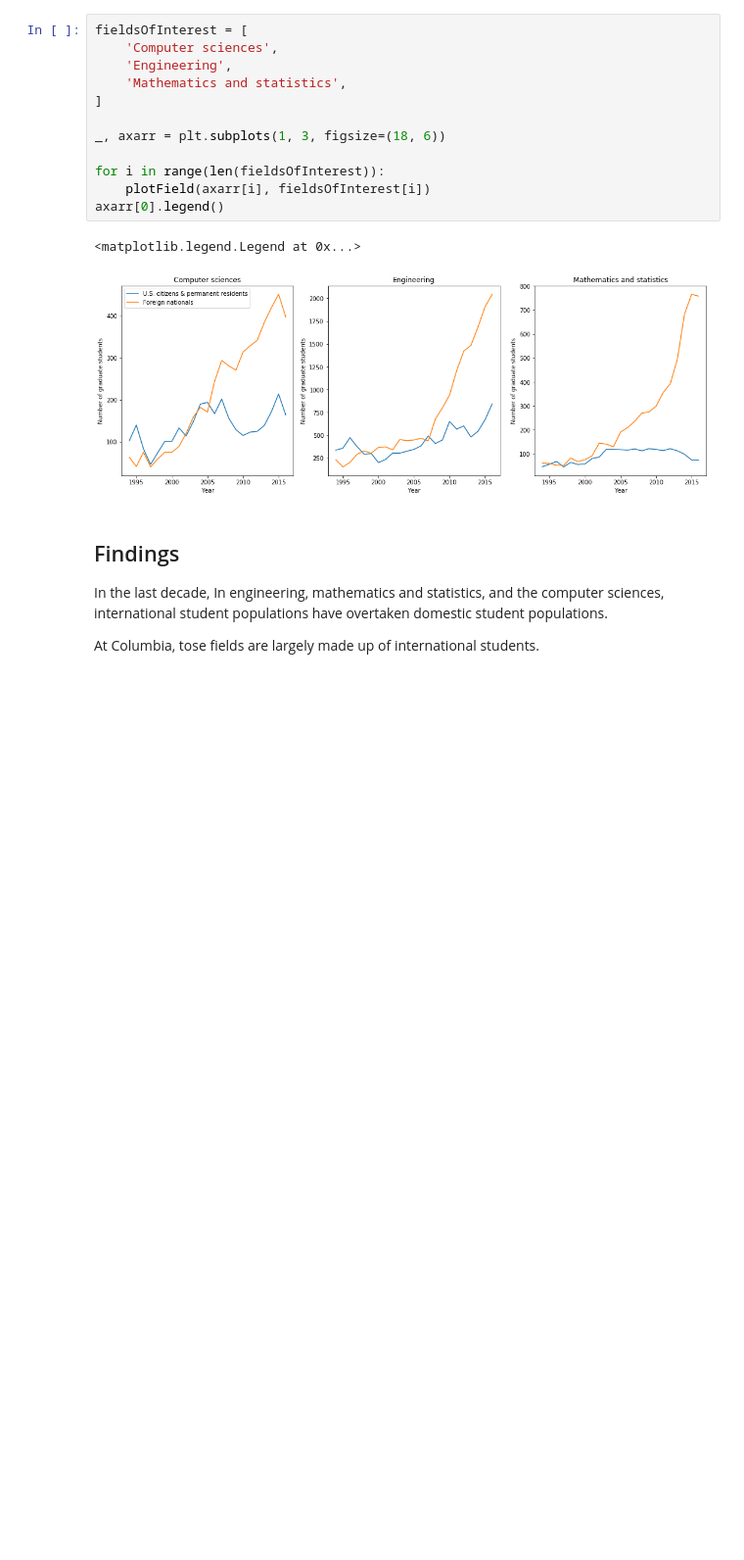
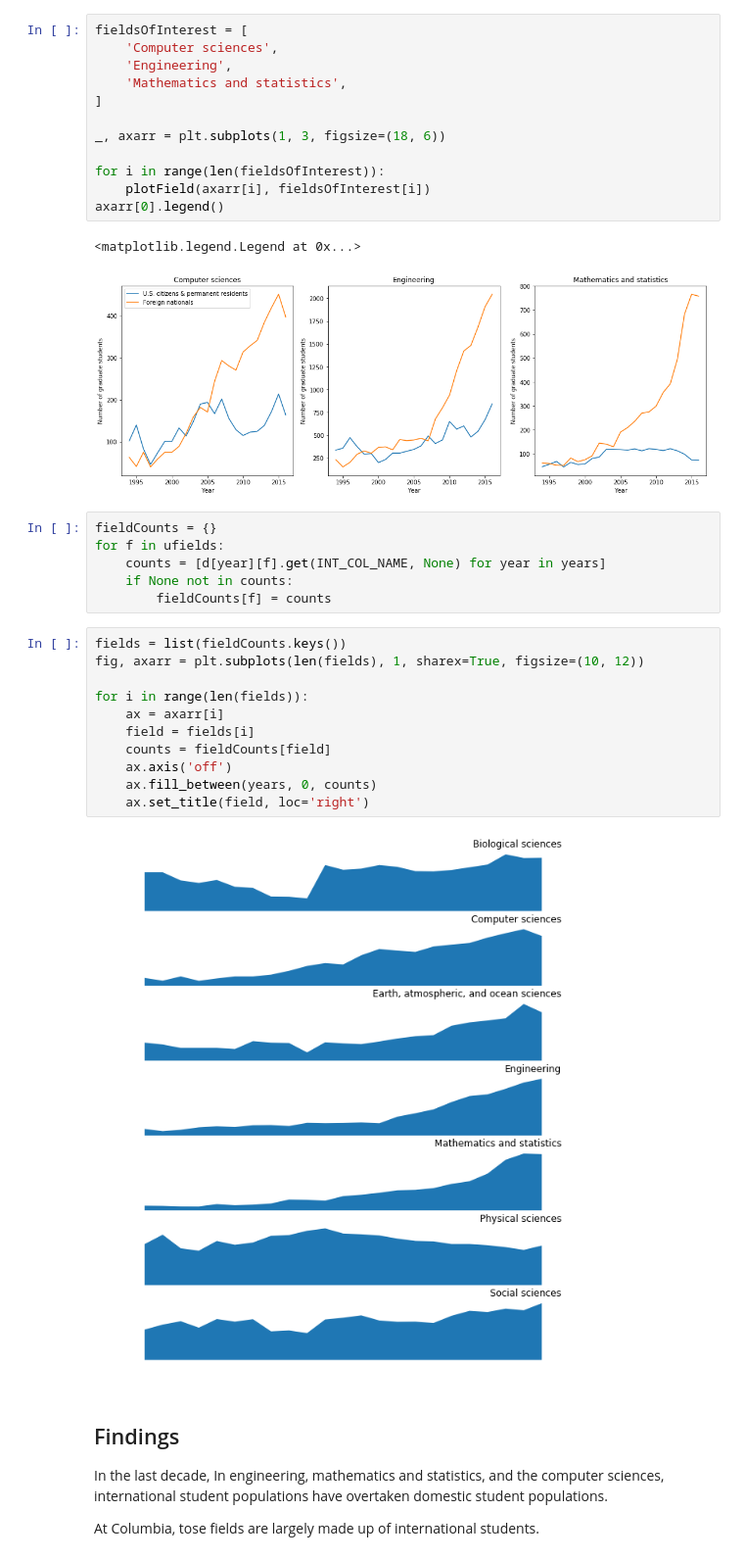
Before and after one commit to graphicsdesk/international-students, a Jupyter notebook: notebooks/gss-broad.ipynb, the cells around one changed output. Shown at 98% size. Saved outputs shown, nothing was run; the diff lists cells and outputs as text; blank space fills up the shorter version.

```diff
--- a/notebooks/gss-broad.ipynb
+++ b/notebooks/gss-broad.ipynb
@@ -66,6 +66,25 @@ axarr[0].legend()
 # %% [output]
 <matplotlib.legend.Legend at 0x...>
 [figure]
+# %%
+fieldCounts = {}
+for f in ufields:
+    counts = [d[year][f].get(INT_COL_NAME, None) for year in years]
+    if None not in counts:
+        fieldCounts[f] = counts
+# %%
+fields = list(fieldCounts.keys())
+fig, axarr = plt.subplots(len(fields), 1, sharex=True, figsize=(10, 12))
+
+for i in range(len(fields)):
+    ax = axarr[i]
+    field = fields[i]
+    counts = fieldCounts[field]
+    ax.axis('off')
+    ax.fill_between(years, 0, counts)
+    ax.set_title(field, loc='right')
+# %% [output]
+[figure, added]
 # %% [markdown]
 ## Findings
 
```
Also changed, not shown: 2 other files.
